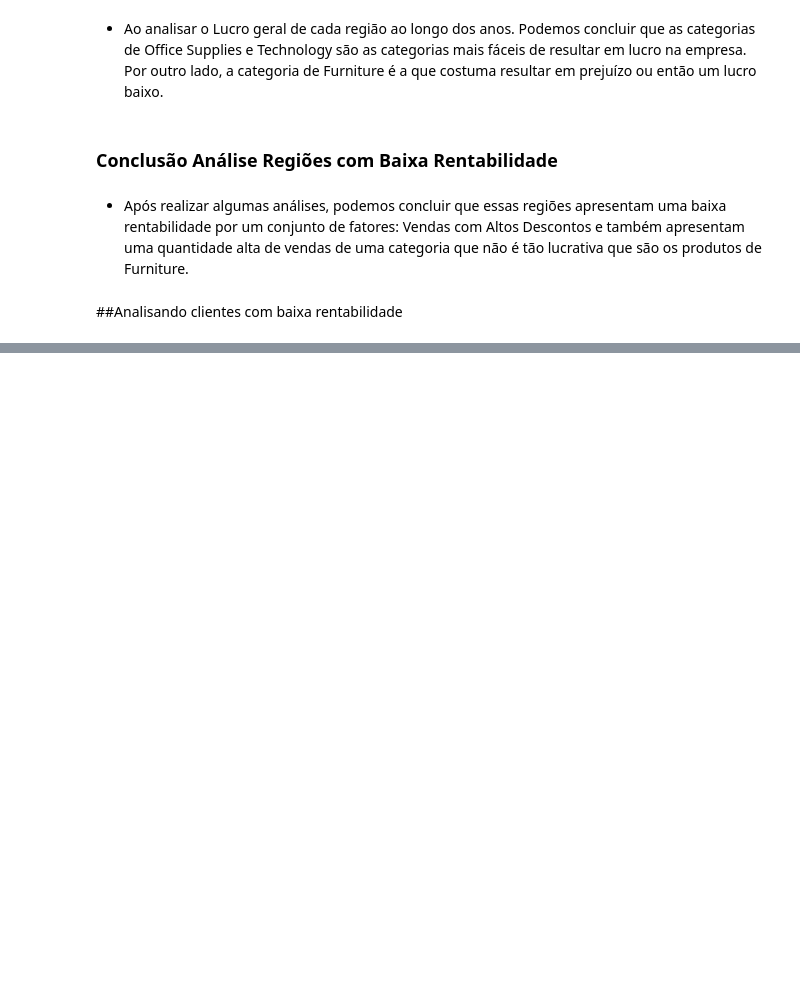
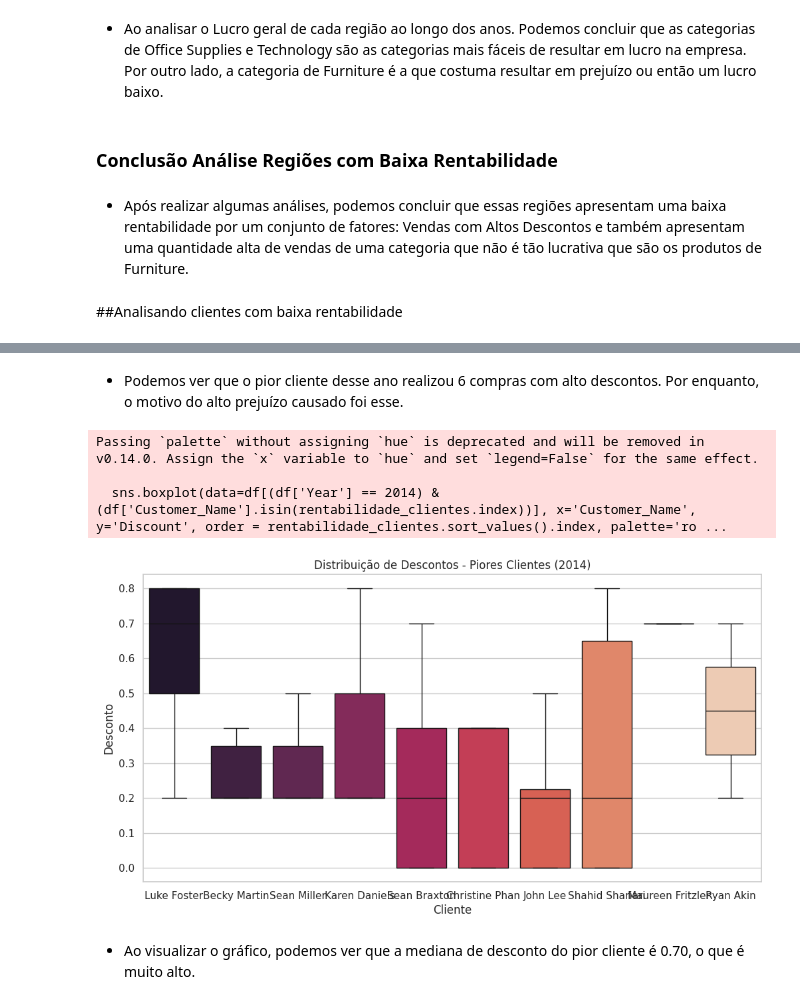
Before and after one commit to Ronaldo-Junior1/analise-dados-supermercado, a Jupyter notebook: Analise_base_supermercadoTeste.ipynb, the cells around one changed output, grey strips where cells are left out. Saved outputs shown, nothing was run; the diff lists cells and outputs as text; code cells hidden in the pictures; blank space fills up the shorter version.

```diff
--- a/Analise_base_supermercadoTeste.ipynb
+++ b/Analise_base_supermercadoTeste.ipynb
@@ -1535,0 +1508,21 @@ df_Grant.describe()
+# %% [markdown]
+- Podemos ver que o pior cliente desse ano realizou 6 compras com alto descontos. Por enquanto, o motivo do alto prejuízo causado foi esse.
+# %%
+#. Plotando um boxplot para verificar a distribuição dos descontos que cada cliente recebeu
+
+plt.figure(figsize=(12,6))
+
+sns.boxplot(data=df[(df['Year'] == 2014) & (df['Customer_Name'].isin(rentabilidade_clientes.index))], x='Customer_Name', y='Discount', order = rentabilidade_clientes.sort_values().index, palette='rocket', showfliers=False)
+
+plt.title('Distribuição de Descontos - Piores Clientes (2014)')
+plt.xlabel('Cliente')
+plt.ylabel('Desconto')
+
+plt.show()
+# %% [output]
+Passing `palette` without assigning `hue` is deprecated and will be removed in v0.14.0. Assign the `x` variable to `hue` and set `legend=False` for the same effect.
+
+  sns.boxplot(data=df[(df['Year'] == 2014) & (df['Customer_Name'].isin(rentabilidade_clientes.index))], x='Customer_Name', y='Discount', order = rentabilidade_clientes.sort_values().index, palette='ro ...
+[figure, added]
+# %% [markdown]
+- Ao visualizar o gráfico, podemos ver que a mediana de desconto do pior cliente é 0.70, o que é muito alto.
```
Also changed, not shown: parts of 81 cells of this notebook.
